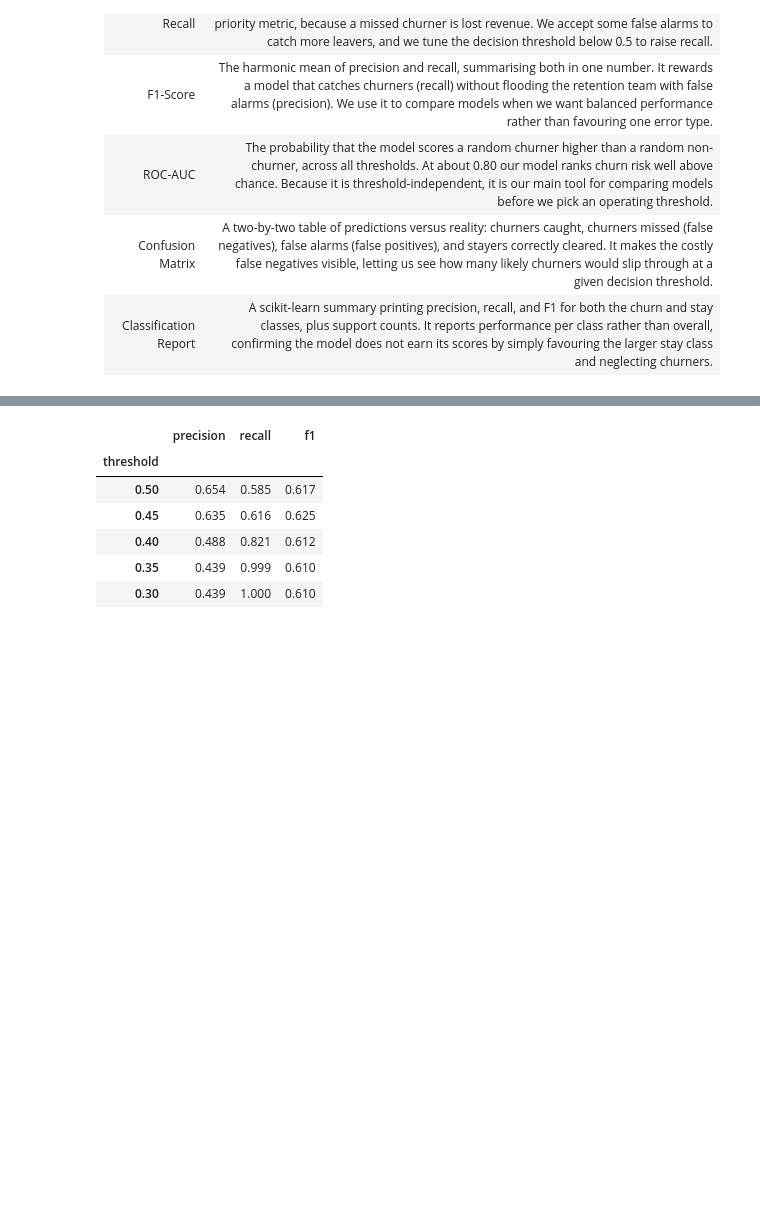
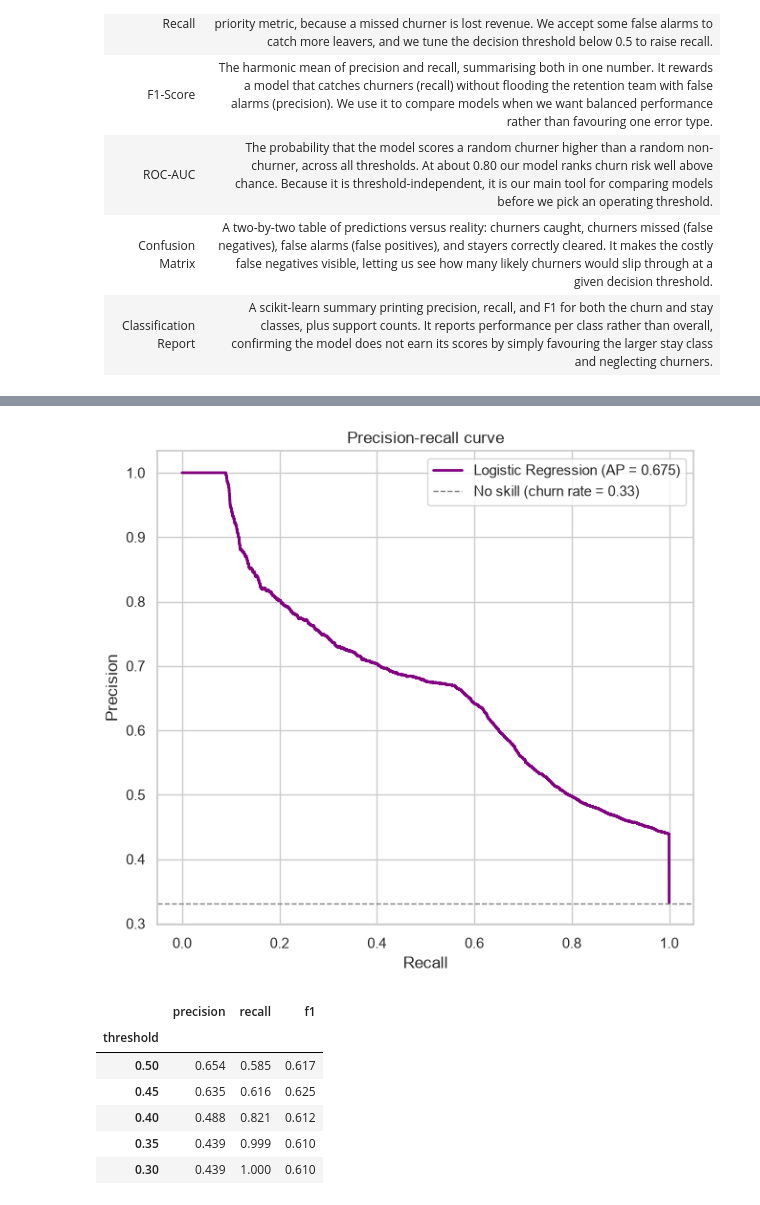
Before and after one commit to JagdishMane/ml-telco-customer-churn-prediction, a Jupyter notebook: tamayi/notebooks/Final Project - Group 6.ipynb, the cells around one changed output, grey strips where cells are left out. Drawn from its saved outputs; the diff is of its cells as text; code cells hidden in the pictures; blank space fills up the shorter version.

```diff
--- a/tamayi/notebooks/Final Project - Group 6.ipynb
+++ b/tamayi/notebooks/Final Project - Group 6.ipynb
@@ -347,3 +349,17 @@ plt.title("ROC curve"); plt.legend(loc="lower right"); plt.tight_layout(); plt.s
+# %%
+# Precision-recall curve: more honest than ROC on imbalanced data, since it focuses on churners
+precision, recall, _ = precision_recall_curve(y_test, y_proba)
+ap = average_precision_score(y_test, y_proba)
+no_skill = y_test.mean()
+plt.figure(figsize=(6.5, 6))
+plt.plot(recall, precision, color="purple", lw=2, label=f"{best_name} (AP = {ap:.3f})")
+plt.axhline(no_skill, color="grey", lw=1, linestyle="--",
+            label=f"No skill (churn rate = {no_skill:.2f})")
+plt.xlabel("Recall"); plt.ylabel("Precision")
+plt.title("Precision-recall curve"); plt.legend(loc="upper right")
+plt.tight_layout(); plt.show()
+# %% [output]
+[figure, added]
 # %%
 # Recall-focused threshold analysis (missing a churner is the costly error)
 rows = []
```
Also changed, not shown: parts of 19 cells of this notebook, 3 other files.
